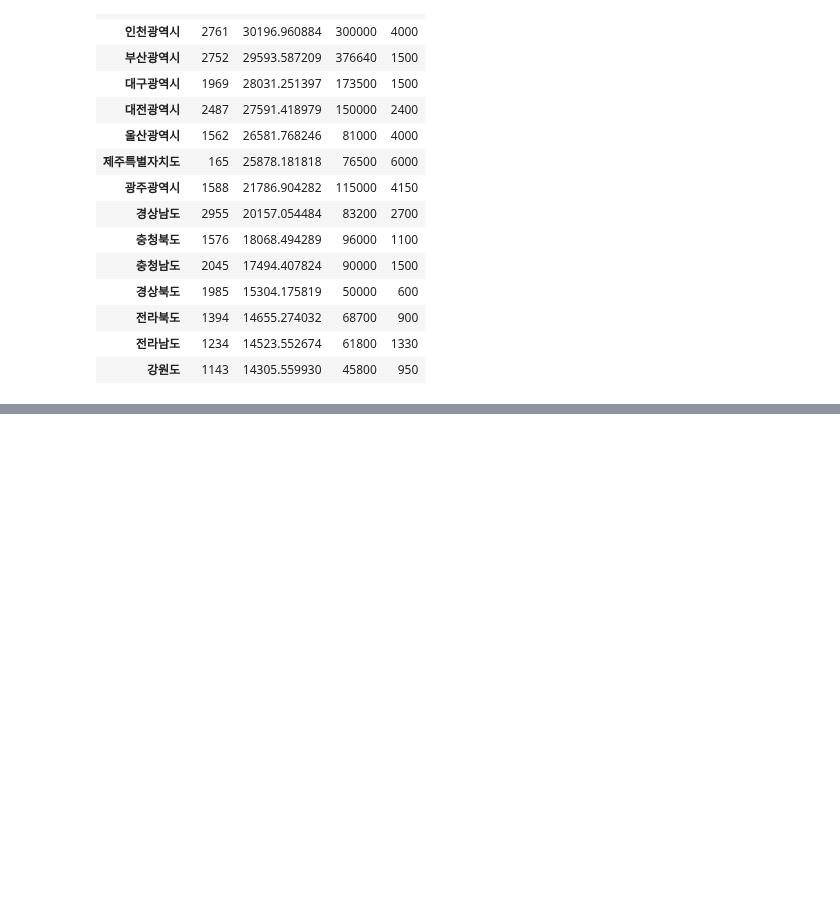
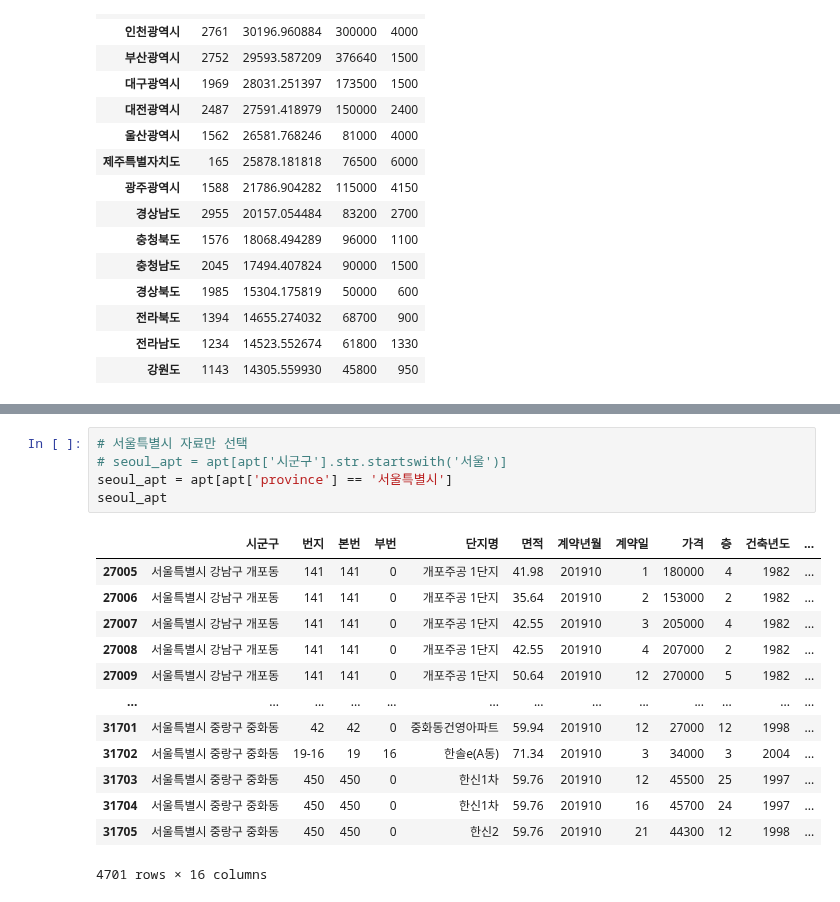
Before and after one commit to JakeOh/202011_itw_bd21, a Jupyter notebook: lab_da/da17_apt201910.ipynb, the cells around one changed output, grey strips where cells are left out. Cells and saved outputs as stored; diff of their text form; blank space fills up the shorter version.

```diff
--- a/lab_da/da17_apt201910.ipynb
+++ b/lab_da/da17_apt201910.ipynb
@@ -238,0 +323,19 @@ apt_by_province.sort_values(by='mean', ascending=False)
+# %%
+# 서울특별시 자료만 선택
+# seoul_apt = apt[apt['시군구'].str.startswith('서울')]
+seoul_apt = apt[apt['province'] == '서울특별시']
+seoul_apt
+# %% [output]
+|  | 시군구 | 번지 | 본번 | 부번 | 단지명 | 면적 | 계약년월 | 계약일 | 가격 | 층 | 건축년도 | ... |
+| 27005 | 서울특별시 강남구 개포동 | 141 | 141 | 0 | 개포주공 1단지 | 41.98 | 201910 | 1 | 180000 | 4 | 1982 | ... |
+| 27006 | 서울특별시 강남구 개포동 | 141 | 141 | 0 | 개포주공 1단지 | 35.64 | 201910 | 2 | 153000 | 2 | 1982 | ... |
+| 27007 | 서울특별시 강남구 개포동 | 141 | 141 | 0 | 개포주공 1단지 | 42.55 | 201910 | 3 | 205000 | 4 | 1982 | ... |
+| 27008 | 서울특별시 강남구 개포동 | 141 | 141 | 0 | 개포주공 1단지 | 42.55 | 201910 | 4 | 207000 | 2 | 1982 | ... |
+| 27009 | 서울특별시 강남구 개포동 | 141 | 141 | 0 | 개포주공 1단지 | 50.64 | 201910 | 12 | 270000 | 5 | 1982 | ... |
+| ... | ... | ... | ... | ... | ... | ... | ... | ... | ... | ... | ... | ... |
+| 31701 | 서울특별시 중랑구 중화동 | 42 | 42 | 0 | 중화동건영아파트 | 59.94 | 201910 | 12 | 27000 | 12 | 1998 | ... |
+| 31702 | 서울특별시 중랑구 중화동 | 19-16 | 19 | 16 | 한솔e(A동) | 71.34 | 201910 | 3 | 34000 | 3 | 2004 | ... |
+| 31703 | 서울특별시 중랑구 중화동 | 450 | 450 | 0 | 한신1차 | 59.76 | 201910 | 12 | 45500 | 25 | 1997 | ... |
+| 31704 | 서울특별시 중랑구 중화동 | 450 | 450 | 0 | 한신1차 | 59.76 | 201910 | 16 | 45700 | 24 | 1997 | ... |
+| 31705 | 서울특별시 중랑구 중화동 | 450 | 450 | 0 | 한신2 | 59.76 | 201910 | 21 | 44300 | 12 | 1998 | ... |
+4701 rows × 16 columns
```
Also changed, not shown: parts of 10 cells of this notebook.
